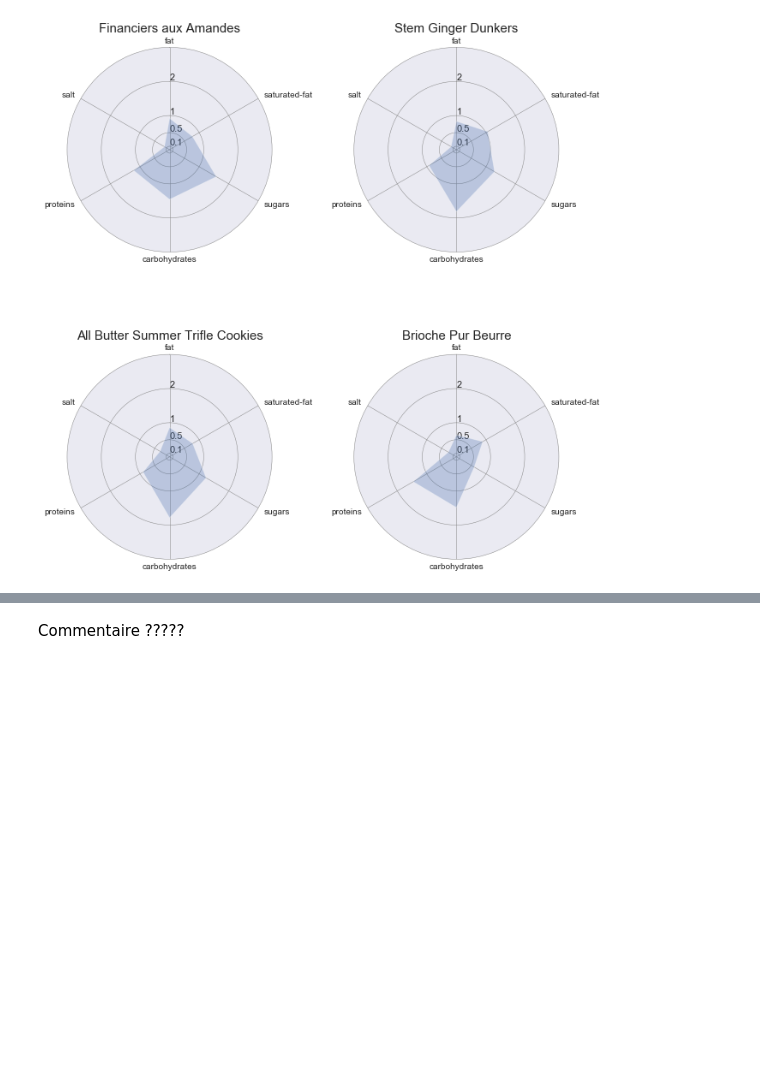
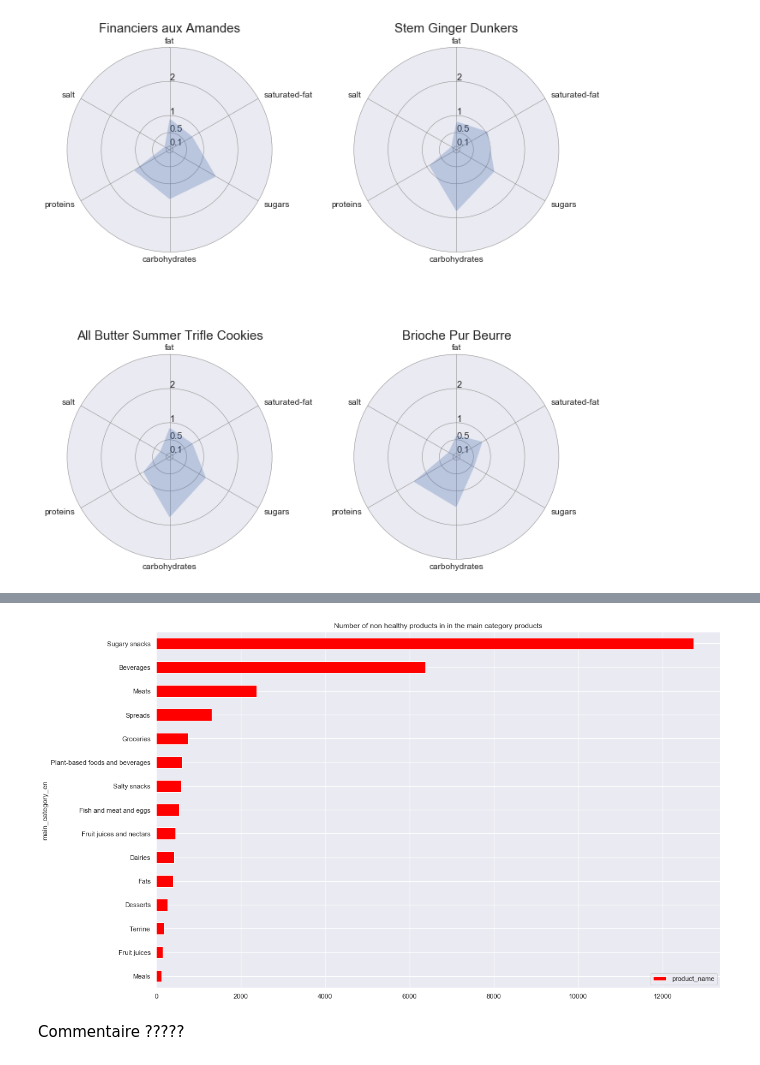
Before and after one commit to aelamran/ADA-project1-Openfoodfacts, a Jupyter notebook: Open Food Fact.ipynb, the cells around one changed output, grey strips where cells are left out. Saved outputs shown, nothing was run; the diff lists cells and outputs as text; code cells hidden in the pictures; blank space fills up the shorter version.

```diff
--- a/Open Food Fact.ipynb
+++ b/Open Food Fact.ipynb
@@ -457,3 +469,11 @@ dtype: float64
+# %%
+bad_categories = bad_data[['main_category_en','product_name']].groupby('main_category_en').count().sort_values(by=['product_name'], ascending=False)
+bad_categories[:15][::-1].plot(kind='barh', figsize=(16,9), color='red')
+plt.title('Number of non healthy products in in the main category products')
+plt.tight_layout()
+plt.show()
+# %% [output]
+[figure, added]
 # %% [markdown]
 Commentaire ?????
 # %% [markdown]
```
Also changed, not shown: parts of 2 cells of this notebook.
